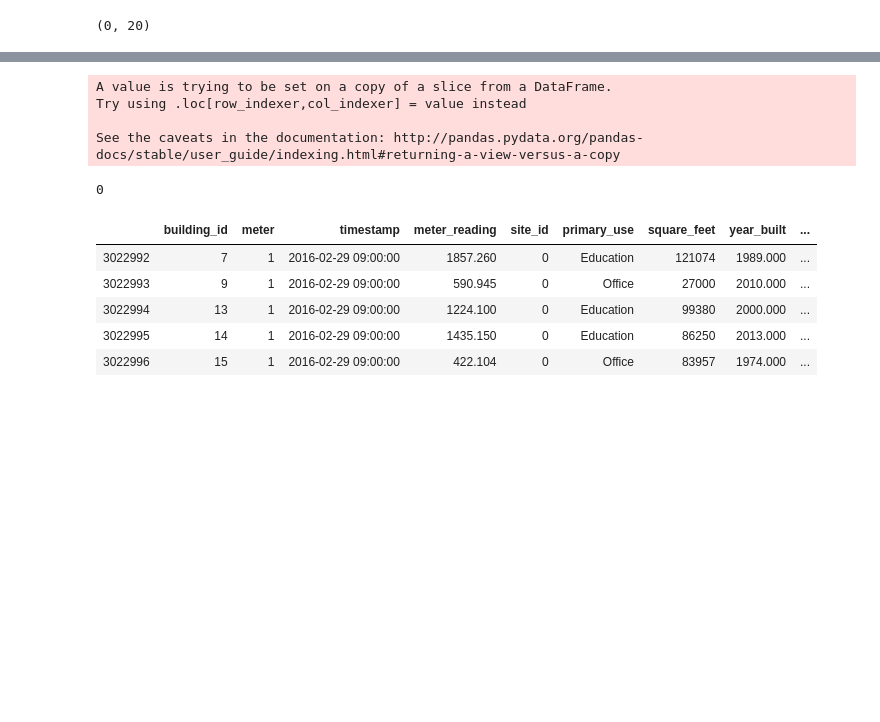
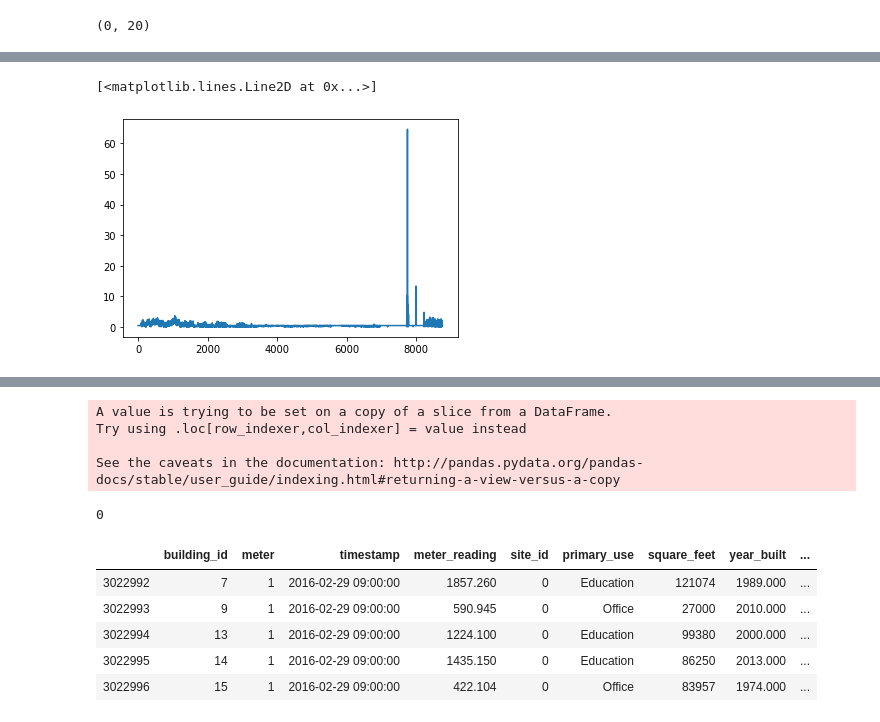
Before and after one commit to thebearinmind/bearinmind-kaggle, a Jupyter notebook: ashrae/single_model.ipynb, the cells around one changed output, grey strips where cells are left out. Saved outputs shown, nothing was run; the diff lists cells and outputs as text; code cells hidden in the pictures; blank space fills up the shorter version.

```diff
--- a/ashrae/single_model.ipynb
+++ b/ashrae/single_model.ipynb
@@ -353,0 +588,7 @@ plt.plot(pd.to_datetime(test["timestamp"]).dt.date, test['meter_reading'])
+# %%
+z = np.abs(stats.zscore(test['meter_reading']))
+pd.Series(z).describe()
+plt.plot(z)
+# %% [output]
+[<matplotlib.lines.Line2D at 0x...>]
+[figure, added]
```
Also changed, not shown: parts of 90 cells of this notebook, 3 other files.
